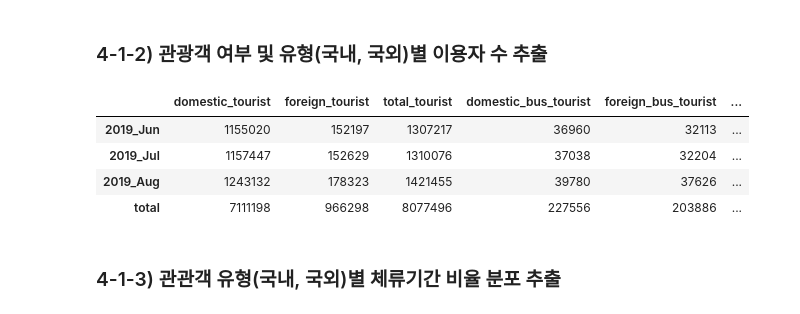
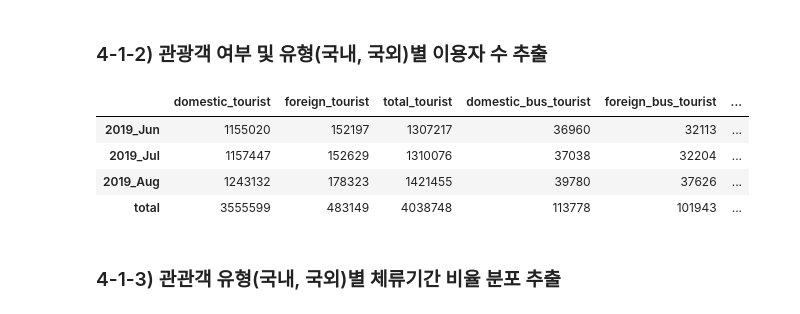
Before and after one commit to hoonisone/2020_jeju-bus-tag_data-analysis, a Jupyter notebook: main/1. 데이터 전처리/1. 이용자&정류장 추출.ipynb, the cells around one changed output. Drawn from its saved outputs; the diff is of its cells as text; code cells hidden in the pictures.

```diff
--- a/main/1. 데이터 전처리/1. 이용자&정류장 추출.ipynb
+++ b/main/1. 데이터 전처리/1. 이용자&정류장 추출.ipynb
@@ -624,24 +622,24 @@ TAG_UTILIZATION = 0.847
 # %%
 def get_jeju_tourist_num_df(tourist_num_stats_data, domestic_bus_usage_ratio, foreign_bus_usage_ratio):
     df = np.transpose(pd.DataFrame(tourist_num_stats_data))
 
     df["total_tourist"] = df["domestic_tourist"] + df["foreign_tourist"]
 
 
     df["domestic_bus_tourist"] = (df["domestic_tourist"] * domestic_bus_usage_ratio).apply(lambda x : int(x))
     df["foreign_bus_tourist"] = (df["foreign_tourist"] * foreign_bus_usage_ratio).apply(lambda x : int(x))
     df["total_bus_tourist"] = df["domestic_bus_tourist"] + df["foreign_bus_tourist"]
     return df
 
-jeju_user_num_df = get_tourist_num_stats_df(TOURIST_NUM_STATS_DATA, DOMESTIC_BUS_USAGE_RATIO, FOREIGN_BUS_USAGE_RATIO)
-jeju_user_num_df.loc["total"] = user_num_stats_df.sum() # 합계 계산
+jeju_user_num_df = get_jeju_tourist_num_df(TOURIST_NUM_STATS_DATA, DOMESTIC_BUS_USAGE_RATIO, FOREIGN_BUS_USAGE_RATIO)
+jeju_user_num_df.loc["total"] = jeju_user_num_df.sum() # 합계 계산
 jeju_user_num_df
 # %% [output]
 |  | domestic_tourist | foreign_tourist | total_tourist | domestic_bus_tourist | foreign_bus_tourist | ... |
 | 2019_Jun | 1155020 | 152197 | 1307217 | 36960 | 32113 | ... |
 | 2019_Jul | 1157447 | 152629 | 1310076 | 37038 | 32204 | ... |
 | 2019_Aug | 1243132 | 178323 | 1421455 | 39780 | 37626 | ... |
-| total | 7111198 | 966298 | 8077496 | 227556 | 203886 | ... |
+| total | 3555599 | 483149 | 4038748 | 113778 | 101943 | ... |
 # %% [markdown]
 ### 4-1-3) 관관객 유형(국내, 국외)별 체류기간 비율 분포 추출
 # %%
```
Also changed, not shown: parts of 28 cells of this notebook.
